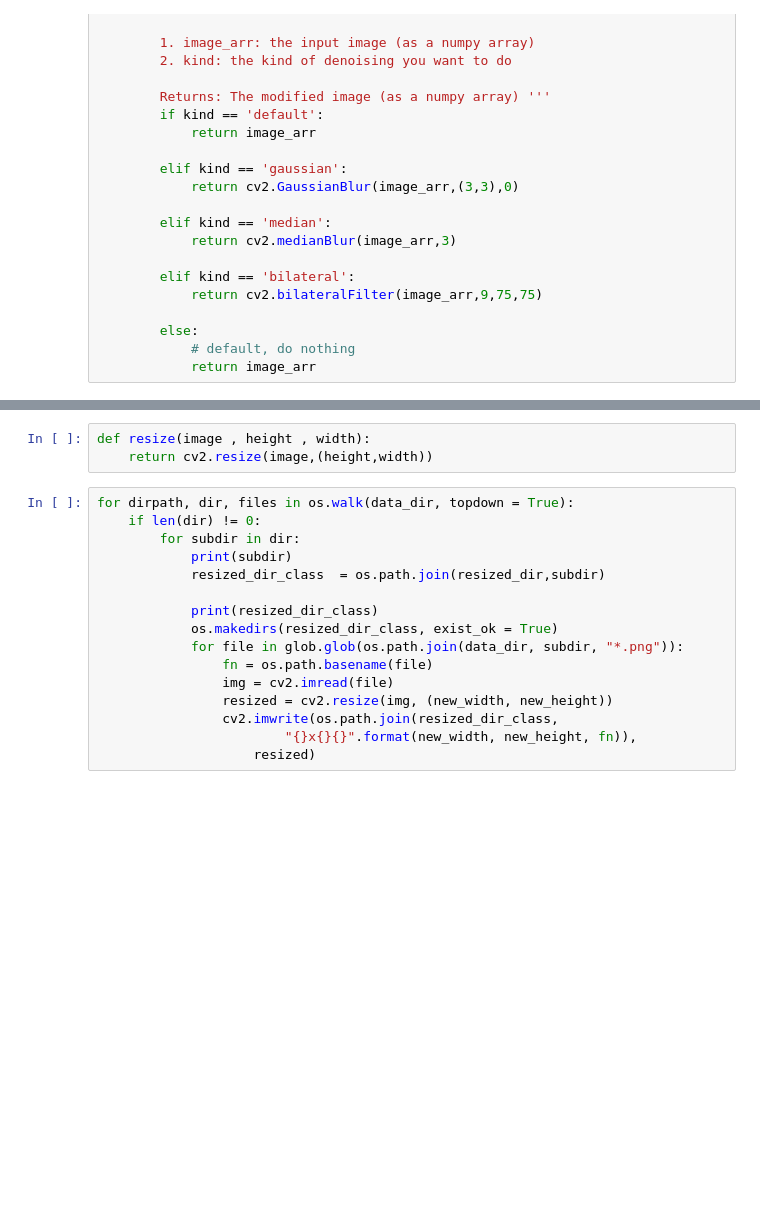
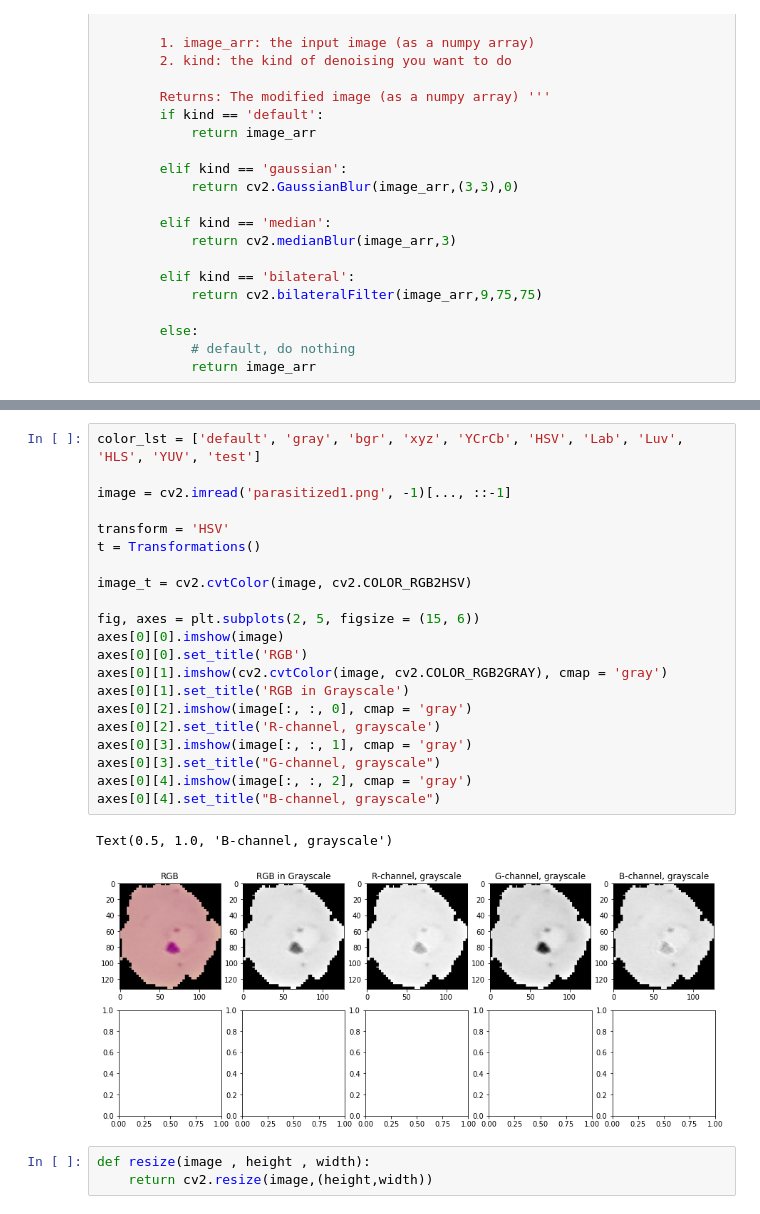
Before and after one commit to madhava20217/Malaria-Detection-from-Cells, a Jupyter notebook: Modules/image_transformations.ipynb, the cells around one changed output, grey strips where cells are left out. Saved outputs shown, nothing was run; the diff lists cells and outputs as text; blank space fills up the shorter version.

```diff
--- a/Modules/image_transformations.ipynb
+++ b/Modules/image_transformations.ipynb
@@ -393,19 +437,27 @@ Text(0.5, 1.0, 'Unparasitized, grayscale')
+# %%
+color_lst = ['default', 'gray', 'bgr', 'xyz', 'YCrCb', 'HSV', 'Lab', 'Luv', 'HLS', 'YUV', 'test']
+
+image = cv2.imread('parasitized1.png', -1)[..., ::-1]
+
+transform = 'HSV'
+t = Transformations()
+
+image_t = cv2.cvtColor(image, cv2.COLOR_RGB2HSV)
+
+fig, axes = plt.subplots(2, 5, figsize = (15, 6))
+axes[0][0].imshow(image)
+axes[0][0].set_title('RGB')
+axes[0][1].imshow(cv2.cvtColor(image, cv2.COLOR_RGB2GRAY), cmap = 'gray')
+axes[0][1].set_title('RGB in Grayscale')
+axes[0][2].imshow(image[:, :, 0], cmap = 'gray')
+axes[0][2].set_title('R-channel, grayscale')
+axes[0][3].imshow(image[:, :, 1], cmap = 'gray')
+axes[0][3].set_title("G-channel, grayscale")
+axes[0][4].imshow(image[:, :, 2], cmap = 'gray')
+axes[0][4].set_title("B-channel, grayscale")
+# %% [output]
+Text(0.5, 1.0, 'B-channel, grayscale')
+[figure, added]
 # %%
 def resize(image , height , width):
     return cv2.resize(image,(height,width))
-# %%
-for dirpath, dir, files in os.walk(data_dir, topdown = True):
-    if len(dir) != 0:
-        for subdir in dir:
-            print(subdir)
-            resized_dir_class  = os.path.join(resized_dir,subdir)
-
-            print(resized_dir_class)
-            os.makedirs(resized_dir_class, exist_ok = True)
-            for file in glob.glob(os.path.join(data_dir, subdir, "*.png")):
-                fn = os.path.basename(file)
-                img = cv2.imread(file)
-                resized = cv2.resize(img, (new_width, new_height))
-                cv2.imwrite(os.path.join(resized_dir_class,
-                        "{}x{}{}".format(new_width, new_height, fn)),
-                    resized)
```
Also changed, not shown: parts of 7 cells of this notebook, 16 other files.
